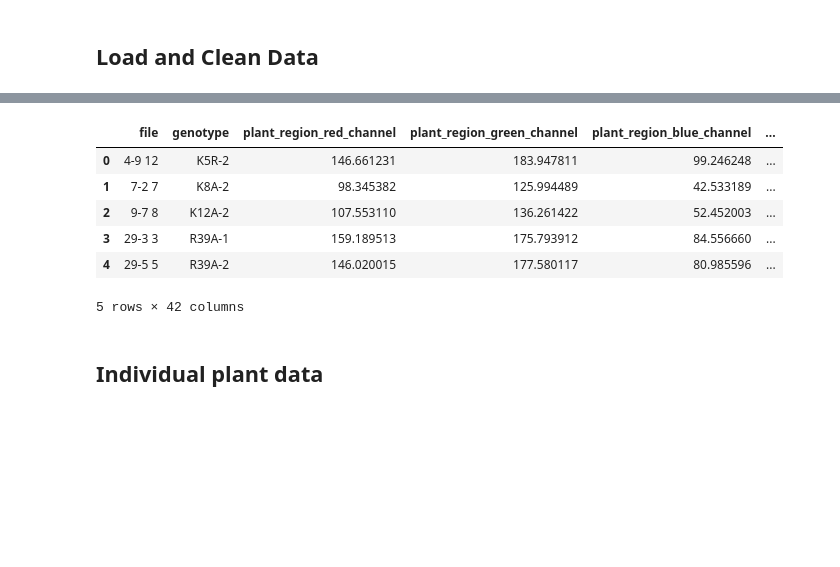
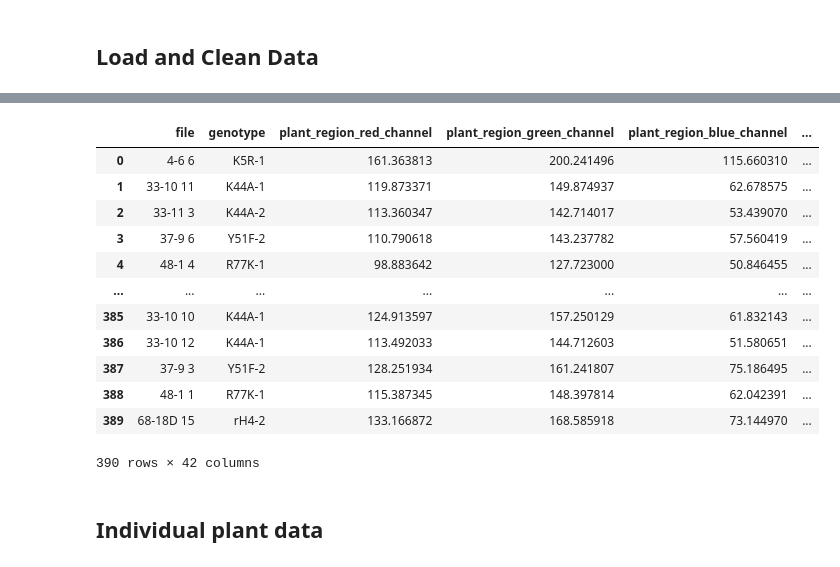
Before and after one commit to etc27/Leaf_Traits, a Jupyter notebook: Leaf_Morphology.ipynb, the cells around one changed output, grey strips where cells are left out. Cells and saved outputs as stored; diff of their text form; code cells hidden in the pictures; blank space fills up the shorter version.

```diff
--- a/Leaf_Morphology.ipynb
+++ b/Leaf_Morphology.ipynb
@@ -29,7 +33,7 @@ save_path = "/Users/emmacorcoran/Documents/Jupyter Code/Leaf_morphology_08112021
 # %%
 #Load data matrices
 #Profile values at each gene
-base_path = "/Users/emmacorcoran/Documents/Jupyter Code/Leaf_morphology_08112021"
+base_path = "/Users/emmacorcoran/Documents/Jupyter Code/Leaf_morphology_08112021/Leaf Morphology Aradeepopsis Data"
 filename = "aradeepopsis_traits.csv"
 path_to_file = os.path.join(base_path, filename)
 df = pd.read_csv(path_to_file)
@@ -60,4 +64,4 @@ metadata.head()
 | 4 | R3K-1 | 2-1 |
 # %%
 # Drop format column
-df = df.drop(['format'],axis=1)
+df.drop(['format'],axis=1,inplace=True)
@@ -70,16 +74,35 @@ for i in range(df.shape[0]):
     idx = metadata.index[metadata['line']==filename]
     genotype = metadata.iloc[idx,0].item()
     df.iloc[i, 1] = genotype
+# %%
+def rm_badreps(df, sample_name):
+    idx = df.index[df['file']==sample_name]
+    df.drop(idx,inplace=True)
+    return df
+# %%
+# Remove samples that performed poorly with CNN
+# 2-1 8, 7-2 1, 13-6 8
+df = rm_badreps(df, '2-1 8')
+df = rm_badreps(df, '7-2 1')
+df = rm_badreps(df, '13-6 8')
+df.reset_index(inplace=True)
+df.drop(['index'],axis=1,inplace=True)
 # %%
-df.head()
+df
 # %% [output]
 |  | file | genotype | plant_region_red_channel | plant_region_green_channel | plant_region_blue_channel | ... |
-| 0 | 4-9 12 | K5R-2 | 146.661231 | 183.947811 | 99.246248 | ... |
-| 1 | 7-2 7 | K8A-2 | 98.345382 | 125.994489 | 42.533189 | ... |
-| 2 | 9-7 8 | K12A-2 | 107.553110 | 136.261422 | 52.452003 | ... |
-| 3 | 29-3 3 | R39A-1 | 159.189513 | 175.793912 | 84.556660 | ... |
-| 4 | 29-5 5 | R39A-2 | 146.020015 | 177.580117 | 80.985596 | ... |
+| 0 | 4-6 6 | K5R-1 | 161.363813 | 200.241496 | 115.660310 | ... |
+| 1 | 33-10 11 | K44A-1 | 119.873371 | 149.874937 | 62.678575 | ... |
+| 2 | 33-11 3 | K44A-2 | 113.360347 | 142.714017 | 53.439070 | ... |
+| 3 | 37-9 6 | Y51F-2 | 110.790618 | 143.237782 | 57.560419 | ... |
+| 4 | 48-1 4 | R77K-1 | 98.883642 | 127.723000 | 50.846455 | ... |
+| ... | ... | ... | ... | ... | ... | ... |
+| 385 | 33-10 10 | K44A-1 | 124.913597 | 157.250129 | 61.832143 | ... |
+| 386 | 33-10 12 | K44A-1 | 113.492033 | 144.712603 | 51.580651 | ... |
+| 387 | 37-9 3 | Y51F-2 | 128.251934 | 161.241807 | 75.186495 | ... |
+| 388 | 48-1 1 | R77K-1 | 115.387345 | 148.397814 | 62.042391 | ... |
+| 389 | 68-18D 15 | rH4-2 | 133.166872 | 168.585918 | 73.144970 | ... |
-5 rows × 42 columns
+390 rows × 42 columns
 # %% [markdown]
 ## Individual plant data
 # %% [markdown]
```
Also changed, not shown: parts of 58 cells of this notebook.
